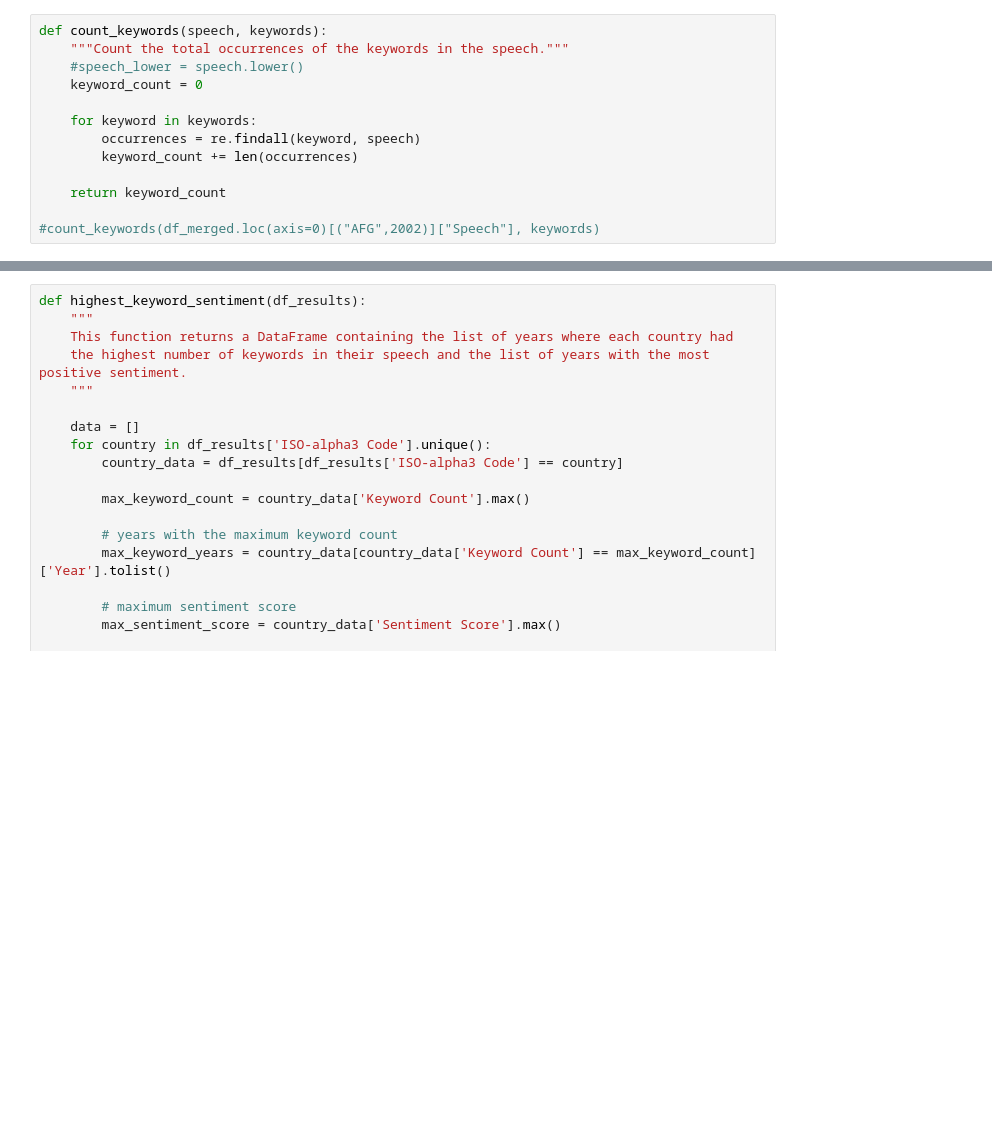
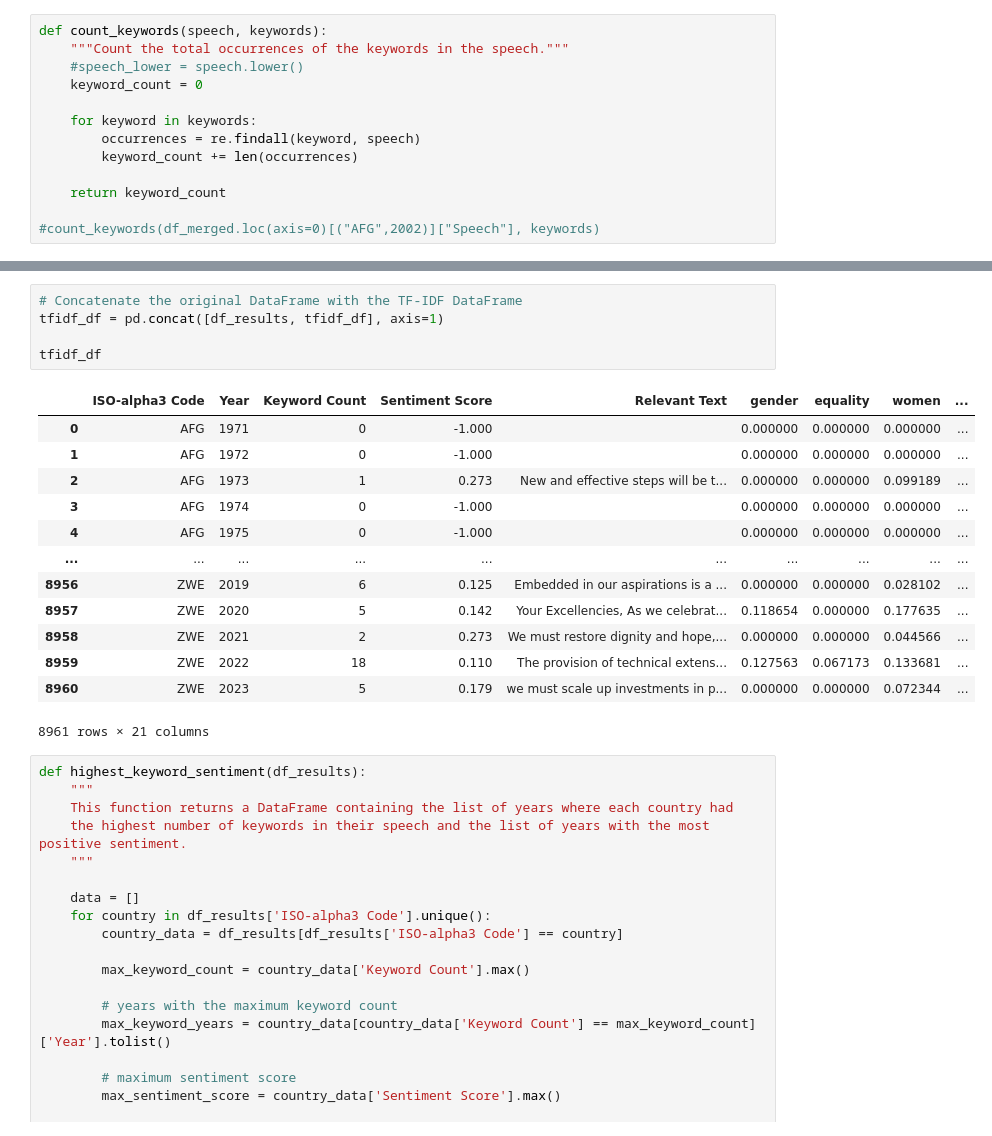
Before and after one commit to meralegre/DSAss1, a Jupyter notebook: speech_analysis.ipynb, the cells around one changed output, grey strips where cells are left out. Cells and saved outputs as stored; diff of their text form; blank space fills up the shorter version.

```diff
--- a/speech_analysis.ipynb
+++ b/speech_analysis.ipynb
@@ -345,3 +354,22 @@ df_final.head()
+# %%
+# Concatenate the original DataFrame with the TF-IDF DataFrame
+tfidf_df = pd.concat([df_results, tfidf_df], axis=1)
+
+tfidf_df
+# %% [output]
+|  | ISO-alpha3 Code | Year | Keyword Count | Sentiment Score | Relevant Text | gender | equality | women | ... |
+| 0 | AFG | 1971 | 0 | -1.000 |  | 0.000000 | 0.000000 | 0.000000 | ... |
+| 1 | AFG | 1972 | 0 | -1.000 |  | 0.000000 | 0.000000 | 0.000000 | ... |
+| 2 | AFG | 1973 | 1 | 0.273 | New and effective steps will be t... | 0.000000 | 0.000000 | 0.099189 | ... |
+| 3 | AFG | 1974 | 0 | -1.000 |  | 0.000000 | 0.000000 | 0.000000 | ... |
+| 4 | AFG | 1975 | 0 | -1.000 |  | 0.000000 | 0.000000 | 0.000000 | ... |
+| ... | ... | ... | ... | ... | ... | ... | ... | ... | ... |
+| 8956 | ZWE | 2019 | 6 | 0.125 | Embedded in our aspirations is a ... | 0.000000 | 0.000000 | 0.028102 | ... |
+| 8957 | ZWE | 2020 | 5 | 0.142 | Your Excellencies, As we celebrat... | 0.118654 | 0.000000 | 0.177635 | ... |
+| 8958 | ZWE | 2021 | 2 | 0.273 | We must restore dignity and hope,... | 0.000000 | 0.000000 | 0.044566 | ... |
+| 8959 | ZWE | 2022 | 18 | 0.110 | The provision of technical extens... | 0.127563 | 0.067173 | 0.133681 | ... |
+| 8960 | ZWE | 2023 | 5 | 0.179 | we must scale up investments in p... | 0.000000 | 0.000000 | 0.072344 | ... |
+8961 rows × 21 columns
 # %%
 def highest_keyword_sentiment(df_results):
     """
```
Also changed, not shown: parts of 19 cells of this notebook, 6 other files.
